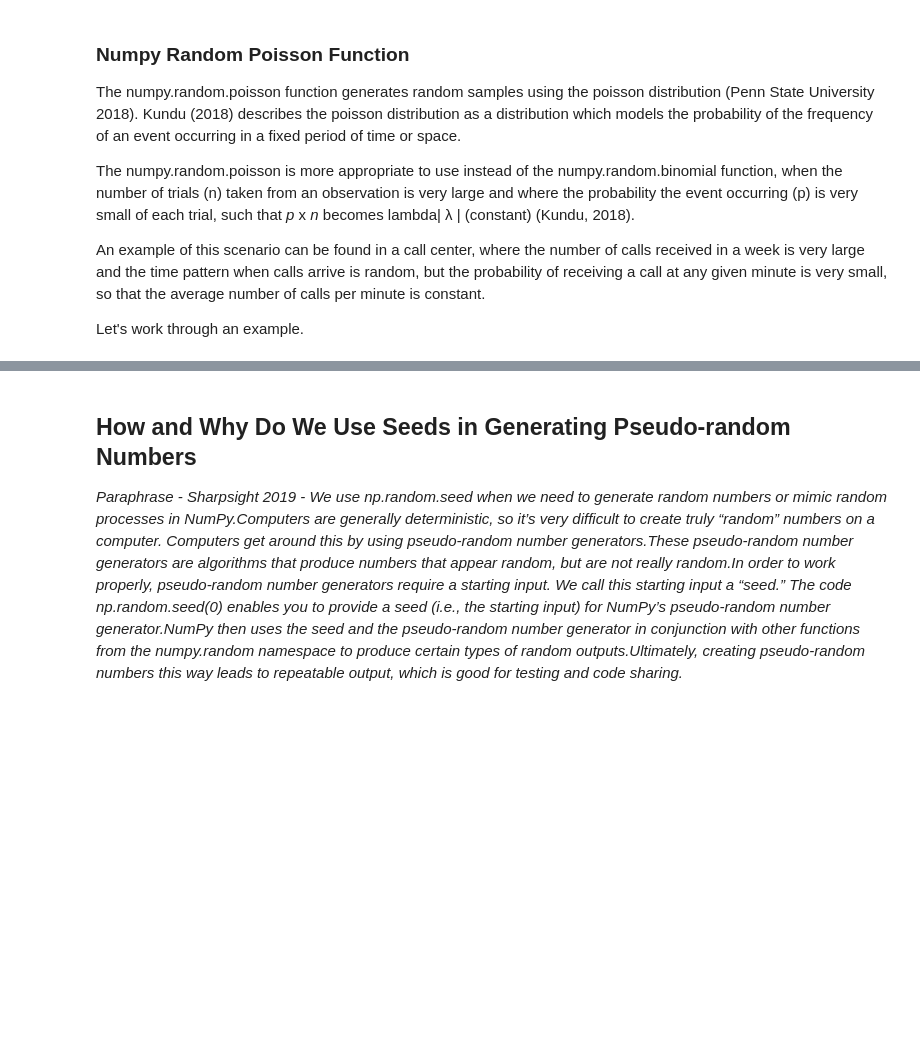
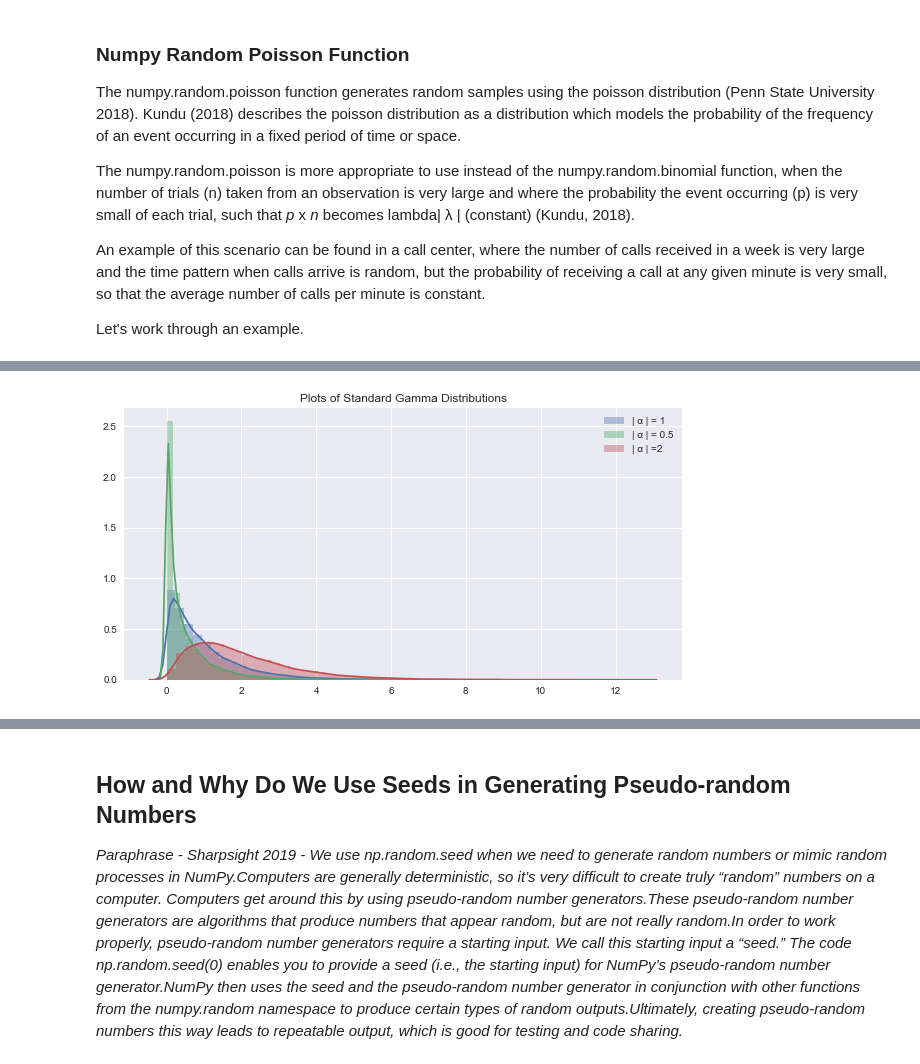
Before and after one commit to pcaulfie/ProgDA-Assignment, a Jupyter notebook: ProgDA-Assignment.ipynb, the cells around one changed output, grey strips where cells are left out. Cells and saved outputs as stored; diff of their text form; code cells hidden in the pictures; blank space fills up the shorter version.

Commit message:
added section on gamma distribution with some case studies

```diff
--- a/ProgDA-Assignment.ipynb
+++ b/ProgDA-Assignment.ipynb
@@ -187,0 +198,21 @@ print(f"{prob:.2%}")
+# %%
+# Case1: Change in shape parameter with no change in scale parameter
+#Initializing the parameters for 3 Standard Gamma distributions (gamma1, gamma2 & gamma3)
+# Adapted from https://appliedmachinelearning.blog/2018/08/31/lets-talk-about-numeric-distributions-python/ & (Rocscience 2018)
+shape = 1 # This distribution’s shape occurs when the mean m is less than the standard deviation s (Rocscience 2018)
+shape2 = 0.5 # This distribution’s shape occurs when the occurs when the mean is equal to the standard deviation (Rocscience 2018)
+shape3 = 2 # This distribution’s shape occurs when the mean m is greater than the standard deviation s (Rocscience 2018)
+scale = 1 # When scale = 1 it is known as the standard Gamma distribution (Rocscience, 2018)
+size = 50000
+plt.subplots(figsize=(10,5))
+np.random.seed(seed=32)
+gamma1 = np.random.gamma(shape, scale, size)
+gamma2 = np.random.gamma(shape2, scale, size)
+gamma3 = np.random.gamma(shape3, scale, size)
+sns.distplot(pd.DataFrame(gamma1),label="| α | = 1").set_title('Plots of Standard Gamma Distributions')
+sns.distplot(pd.DataFrame(gamma2),label="| α | = 0.5")
+sns.distplot(pd.DataFrame(gamma3),label="| α | = 2")
+plt.legend()
+fig=plot.get_figure()
+# %% [output]
+[figure, added]
```
Also changed, not shown: parts of 7 cells of this notebook.
